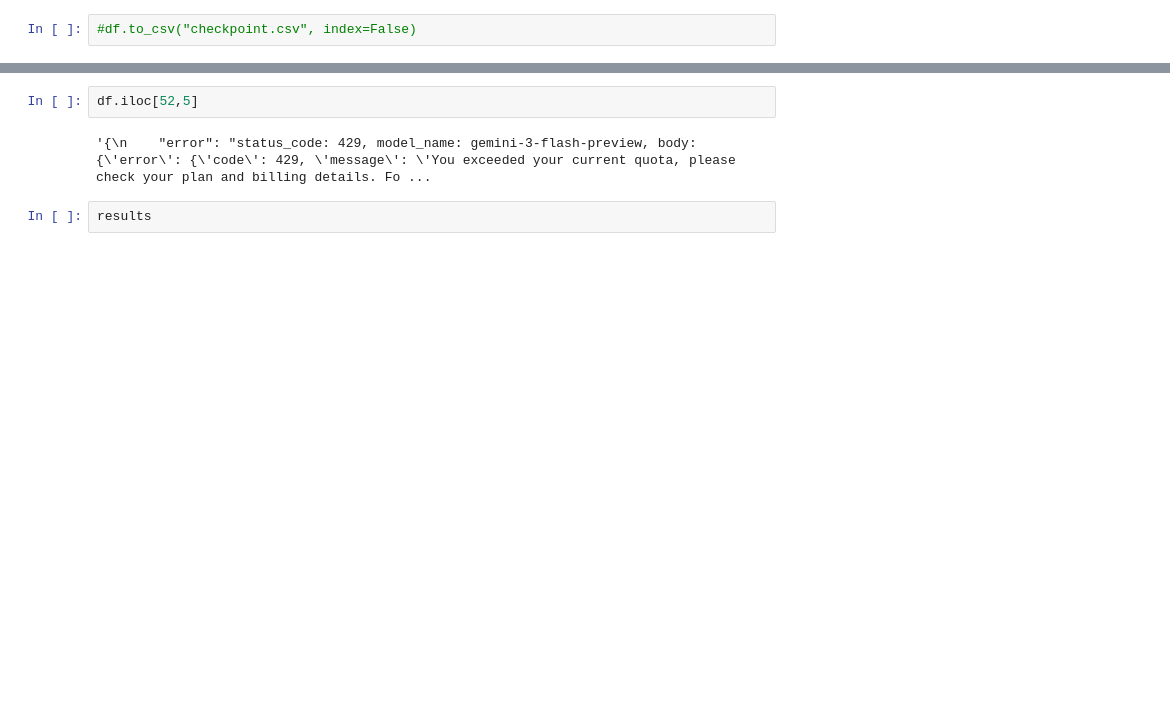
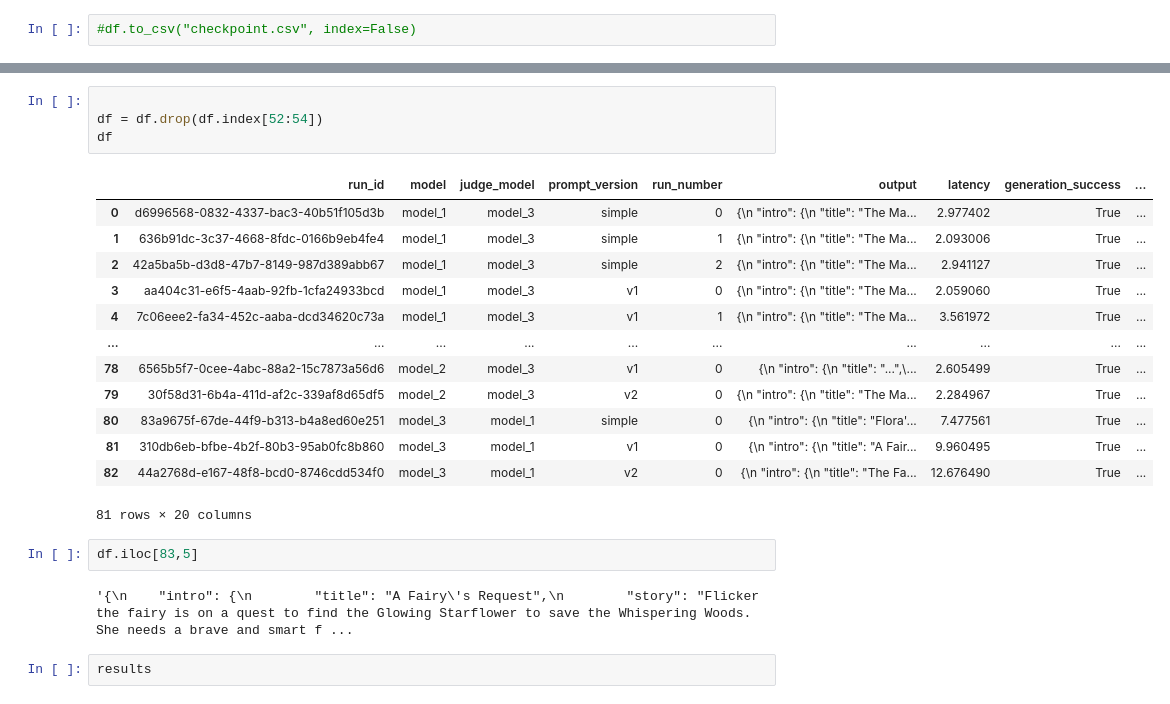
Before and after one commit to waad-moaness/AI_story_generator, a Jupyter notebook: llm_evaluation.ipynb, the cells around one changed output, grey strips where cells are left out. Drawn from its saved outputs; the diff is of its cells as text; blank space fills up the shorter version.

```diff
--- a/llm_evaluation.ipynb
+++ b/llm_evaluation.ipynb
@@ -656,7 +683,25 @@ df
+# %%
+
+df = df.drop(df.index[52:54])
+df
+# %% [output]
+|  | run_id | model | judge_model | prompt_version | run_number | output | latency | generation_success | ... |
+| 0 | d6996568-0832-4337-bac3-40b51f105d3b | model_1 | model_3 | simple | 0 | {\n "intro": {\n "title": "The Ma... | 2.977402 | True | ... |
+| 1 | 636b91dc-3c37-4668-8fdc-0166b9eb4fe4 | model_1 | model_3 | simple | 1 | {\n "intro": {\n "title": "The Ma... | 2.093006 | True | ... |
+| 2 | 42a5ba5b-d3d8-47b7-8149-987d389abb67 | model_1 | model_3 | simple | 2 | {\n "intro": {\n "title": "The Ma... | 2.941127 | True | ... |
+| 3 | aa404c31-e6f5-4aab-92fb-1cfa24933bcd | model_1 | model_3 | v1 | 0 | {\n "intro": {\n "title": "The Ma... | 2.059060 | True | ... |
+| 4 | 7c06eee2-fa34-452c-aaba-dcd34620c73a | model_1 | model_3 | v1 | 1 | {\n "intro": {\n "title": "The Ma... | 3.561972 | True | ... |
+| ... | ... | ... | ... | ... | ... | ... | ... | ... | ... |
+| 78 | 6565b5f7-0cee-4abc-88a2-15c7873a56d6 | model_2 | model_3 | v1 | 0 | {\n "intro": {\n "title": "...",\... | 2.605499 | True | ... |
+| 79 | 30f58d31-6b4a-411d-af2c-339af8d65df5 | model_2 | model_3 | v2 | 0 | {\n "intro": {\n "title": "The Ma... | 2.284967 | True | ... |
+| 80 | 83a9675f-67de-44f9-b313-b4a8ed60e251 | model_3 | model_1 | simple | 0 | {\n "intro": {\n "title": "Flora'... | 7.477561 | True | ... |
+| 81 | 310db6eb-bfbe-4b2f-80b3-95ab0fc8b860 | model_3 | model_1 | v1 | 0 | {\n "intro": {\n "title": "A Fair... | 9.960495 | True | ... |
+| 82 | 44a2768d-e167-48f8-bcd0-8746cdd534f0 | model_3 | model_1 | v2 | 0 | {\n "intro": {\n "title": "The Fa... | 12.676490 | True | ... |
+81 rows × 20 columns
 # %%
-df.iloc[52,5]
+df.iloc[83,5]
 # %% [output]
-'{\n    "error": "status_code: 429, model_name: gemini-3-flash-preview, body: {\'error\': {\'code\': 429, \'message\': \'You exceeded your current quota, please check your plan and billing details. Fo ...
+'{\n    "intro": {\n        "title": "A Fairy\'s Request",\n        "story": "Flicker the fairy is on a quest to find the Glowing Starflower to save the Whispering Woods. She needs a brave and smart f ...
 # %%
 results
 # %% [output]
```
Also changed, not shown: parts of 23 cells of this notebook, 5 other files.
